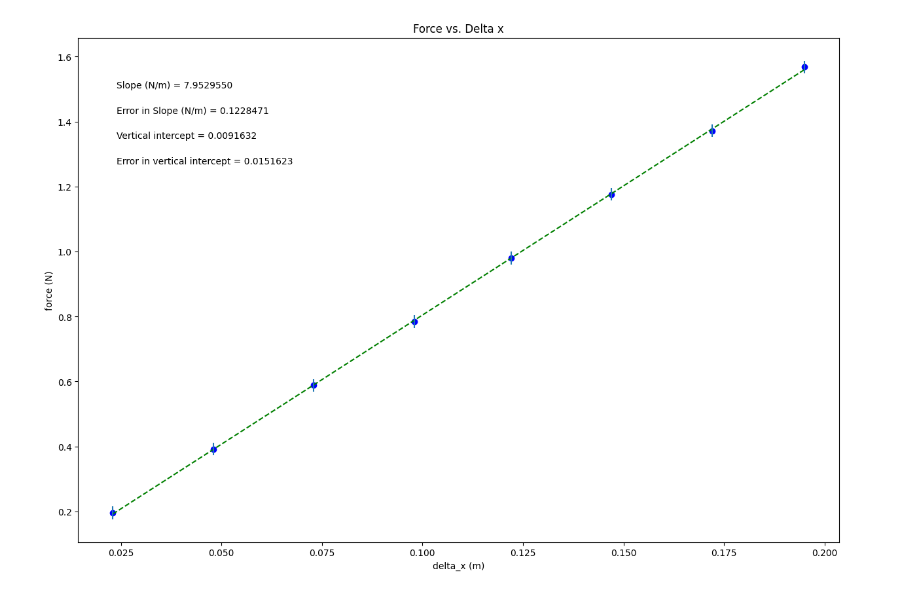
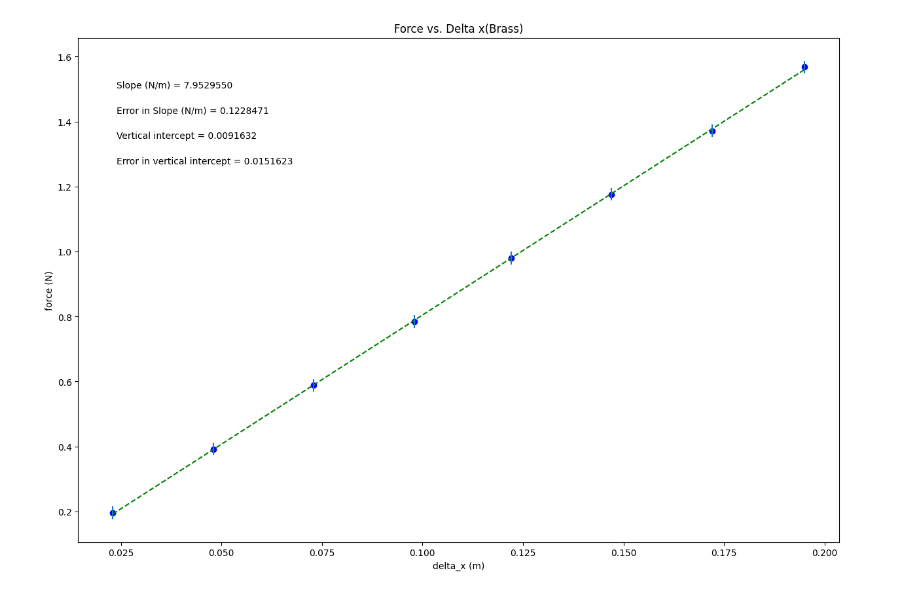
Before and after one commit to abriellepotter-source/abriellepotter, a Jupyter notebook: SpringConstant.ipynb, the cells around one changed output. Drawn from its saved outputs; the diff is of its cells as text; code cells hidden in the pictures.

```diff
--- a/SpringConstant.ipynb
+++ b/SpringConstant.ipynb
@@ -37,7 +37,7 @@ dy = err_force        #this should be your error in y array
 
 #UPDATE EACH OF THESE 4 STRINGS FOR YOUR PLOT LABELS AS YOU WANT THEM TO APPEAR
 
-plot_title= 'Force vs. Delta x'
+plot_title= 'Force vs. Delta x(Brass)'
 x_label= 'delta_x (m)'
 y_label= 'force (N)'
 slope_units= 'N/m'
@@ -92,31 +92,31 @@ elif annotation_placement==3 or annotation_placement==4:
 #Don't need to change anything in this section!
 
 #Plot data on graph. Plot error bars and place values for slope,
 #error in slope, and vertical intercept (plus error) on the plot using "annotate"
 
 plt.figure(figsize=(15,10))
 
 plt.plot(x, fit, color='green', linestyle='--')
 plt.scatter(x, y, color='blue', marker='o')
 
 plt.xlabel(x_label)
 plt.ylabel(y_label)
 plt.title(plot_title)
 
 plt.errorbar(x, y, yerr=dy, xerr=None, fmt="none") #don't need to plot x error bars
 
 plt.annotate('Slope ({}) = {value:.{digits}f}'.format(slope_units,value=m, digits=7),
              (xpos, ypos[0]), xycoords='axes fraction')
 
 plt.annotate('Error in Slope ({}) = {value:.{digits}f}'.format(slope_units,value=dm, digits=7),
              (xpos, ypos[1]), xycoords='axes fraction')
 
 plt.annotate('Vertical intercept = {value:.{digits}f}'.format(value=b, digits=7),
              (xpos, ypos[2]), xycoords='axes fraction')
 
 plt.annotate('Error in vertical intercept = {value:.{digits}f}'.format(value=db, digits=7),
              (xpos, ypos[3]), xycoords='axes fraction')
 
 plt.show()
 # %% [output]
-[figure, old version]
+[figure, new version]
```
Also changed, not shown: parts of 1 cell of this notebook.
